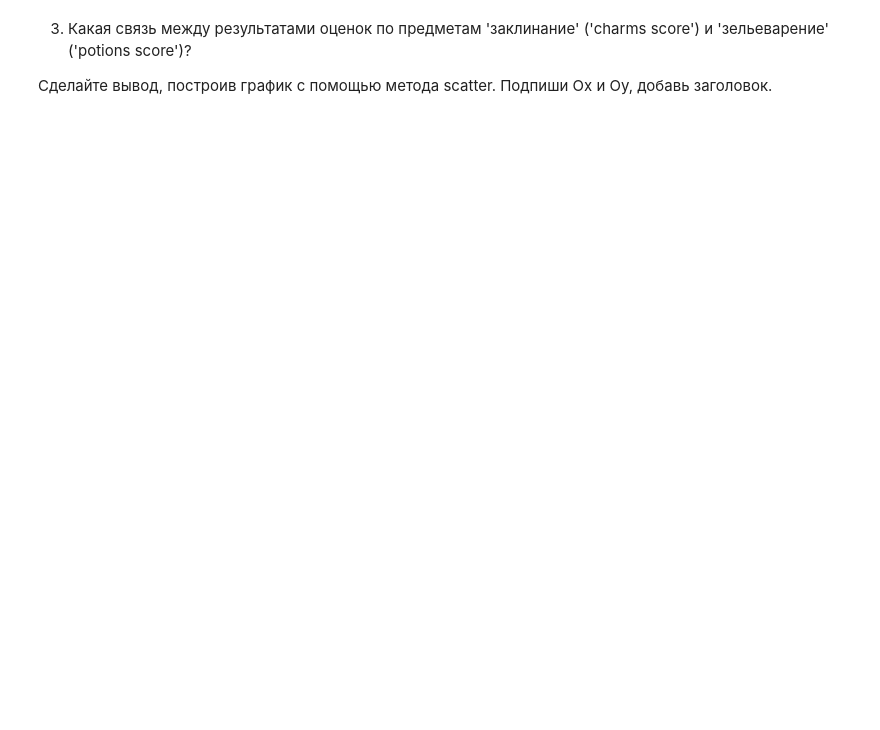
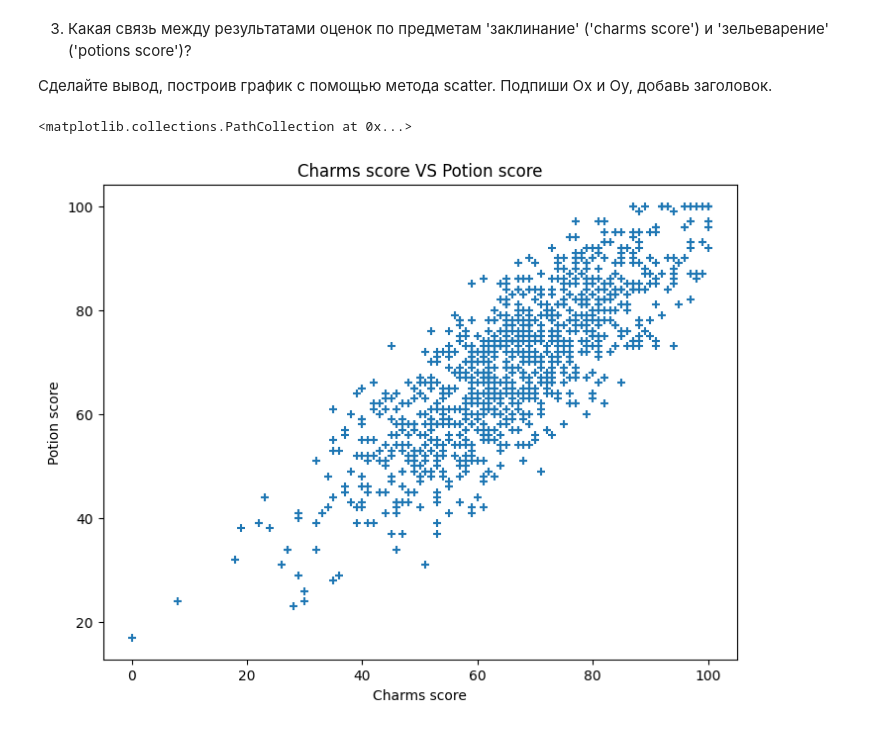
Before and after one commit to DarkAngel285/GoogleCoLab, a Jupyter notebook: 20_11_23_(Визуализация_данных).ipynb, the cells around one changed output. Cells and saved outputs as stored; diff of their text form; code cells hidden in the pictures; blank space fills up the shorter version.

```diff
--- a/20_11_23_(Визуализация_данных).ipynb
+++ b/20_11_23_(Визуализация_данных).ipynb
@@ -25,3 +43,16 @@
 3) Какая связь между результатами оценок по предметам 'заклинание' ('charms score') и 'зельеварение' ('potions score')?
 
 Сделайте вывод, построив график с помощью метода scatter. Подпиши Ox и Oy, добавь заголовок.
+# %%
+import pandas as pd
+import matplotlib.pyplot as plt
+df = pd.read_csv('./StudentsPerformance.csv')
+fg = plt.figure()
+axes = fg.add_axes([0, 0, 1, 1])
+axes.set_title('Charms score VS Potion score')
+axes.set_xlabel('Charms score')
+axes.set_ylabel('Potion score')
+axes.scatter(x = df['charms score'], y = df['potions score'], marker = '+')
+# %% [output]
+<matplotlib.collections.PathCollection at 0x...>
+[figure, added]
```
Also changed, not shown: parts of 2 cells of this notebook.
